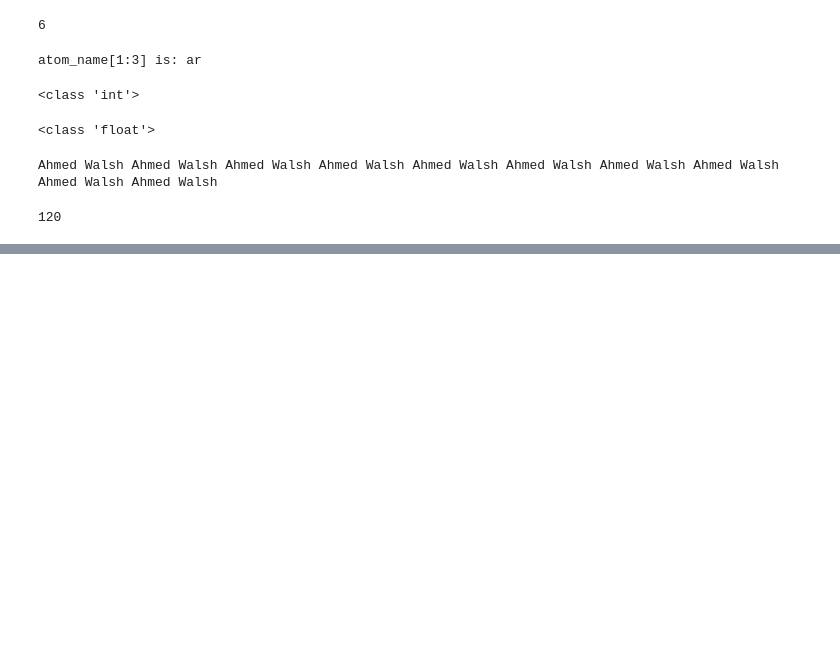
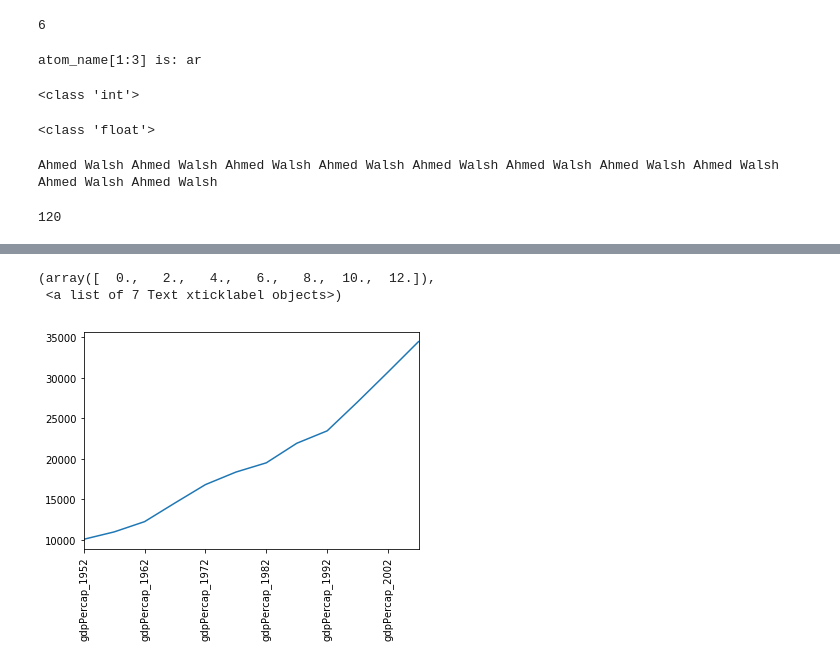
Before and after one commit to landti/Python, a Jupyter notebook: SWC_Python.ipynb, the cells around one changed output, grey strips where cells are left out. Saved outputs shown, nothing was run; the diff lists cells and outputs as text; code cells hidden in the pictures; blank space fills up the shorter version.

Commit message:
Some stuff about pandas and pyhtons

```diff
--- a/SWC_Python.ipynb
+++ b/SWC_Python.ipynb
@@ -61,0 +277,10 @@ print?
+# %%
+import pandas as pd
+
+data = pd.read_csv('data/gapminder_gdp_oceania.csv', index_col='country')
+data.loc['Australia'].plot()
+plt.xticks(rotation=90)
+# %% [output]
+(array([  0.,   2.,   4.,   6.,   8.,  10.,  12.]),
+ <a list of 7 Text xticklabel objects>)
+[figure, added]
```
Also changed, not shown: parts of 18 cells of this notebook.
